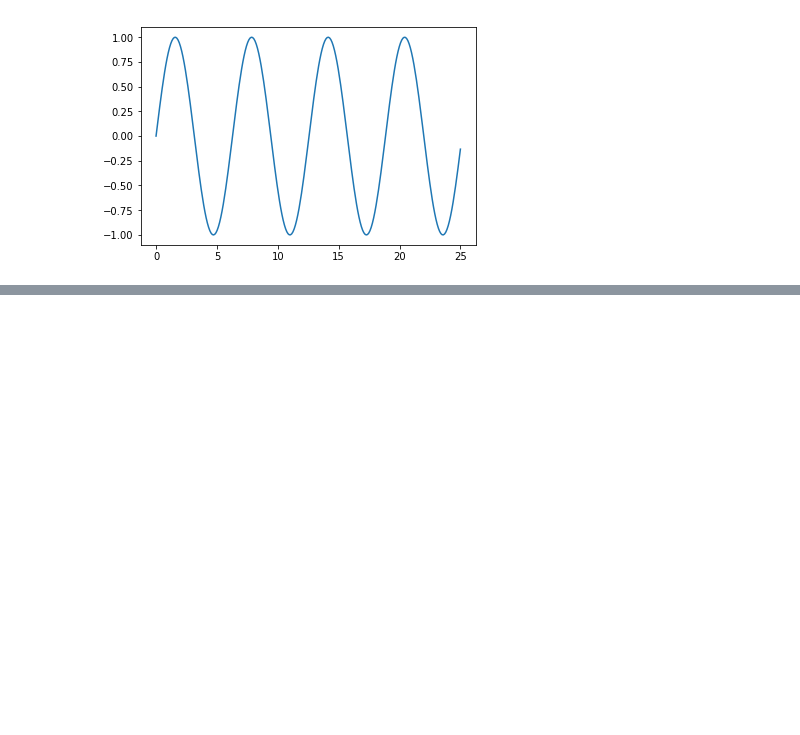
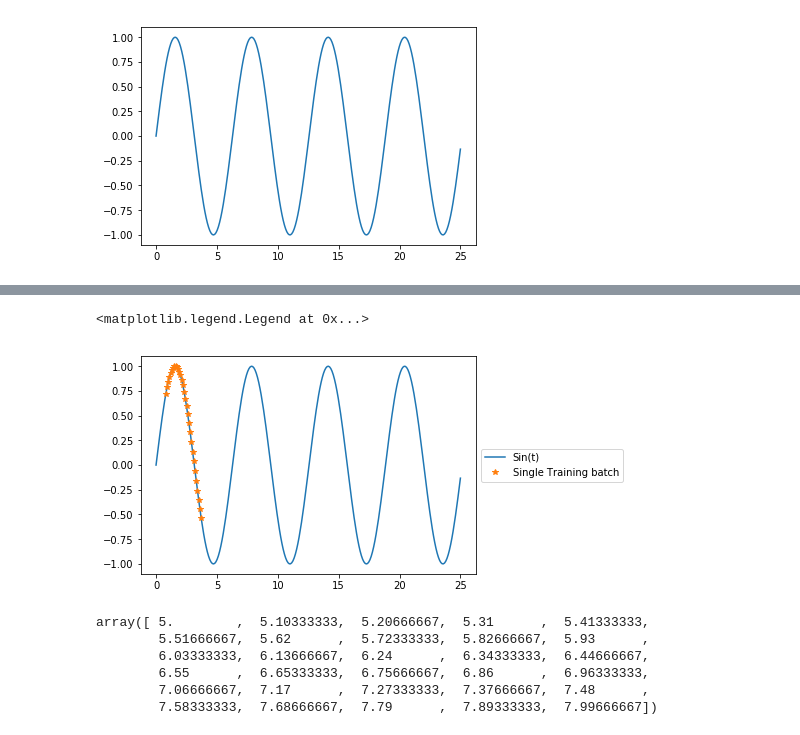
Before and after one commit to hbalakrishna/ML_Projects, a Jupyter notebook: Time Series/Time_Series_RNN.ipynb, the cells around one changed output, grey strips where cells are left out. Cells and saved outputs as stored; diff of their text form; code cells hidden in the pictures; blank space fills up the shorter version.

```diff
--- a/Time Series/Time_Series_RNN.ipynb
+++ b/Time Series/Time_Series_RNN.ipynb
@@ -58,0 +66,9 @@ plt.plot(ts.flatten()[1:,],y2.flatten(), '*' )
+# %%
+plt.plot(ts_data.x_data, ts_data.y_true, label = 'Sin(t)')
+plt.plot(ts.flatten()[1:,], y2.flatten(), '*', label='Single Training batch')
+
+plt.legend(loc='center left', bbox_to_anchor=(1, 0.5))
+#plt.tight_layout()
+# %% [output]
+<matplotlib.legend.Legend at 0x...>
+[figure, added]
@@ -58,0 +77,9 @@ plt.plot(ts.flatten()[1:,],y2.flatten(), '*' )
+# %%
+train_data[:-1]
+# %% [output]
+array([ 5.        ,  5.10333333,  5.20666667,  5.31      ,  5.41333333,
+        5.51666667,  5.62      ,  5.72333333,  5.82666667,  5.93      ,
+        6.03333333,  6.13666667,  6.24      ,  6.34333333,  6.44666667,
+        6.55      ,  6.65333333,  6.75666667,  6.86      ,  6.96333333,
+        7.06666667,  7.17      ,  7.27333333,  7.37666667,  7.48      ,
+        7.58333333,  7.68666667,  7.79      ,  7.89333333,  7.99666667])
```
Also changed, not shown: parts of 5 cells of this notebook.
